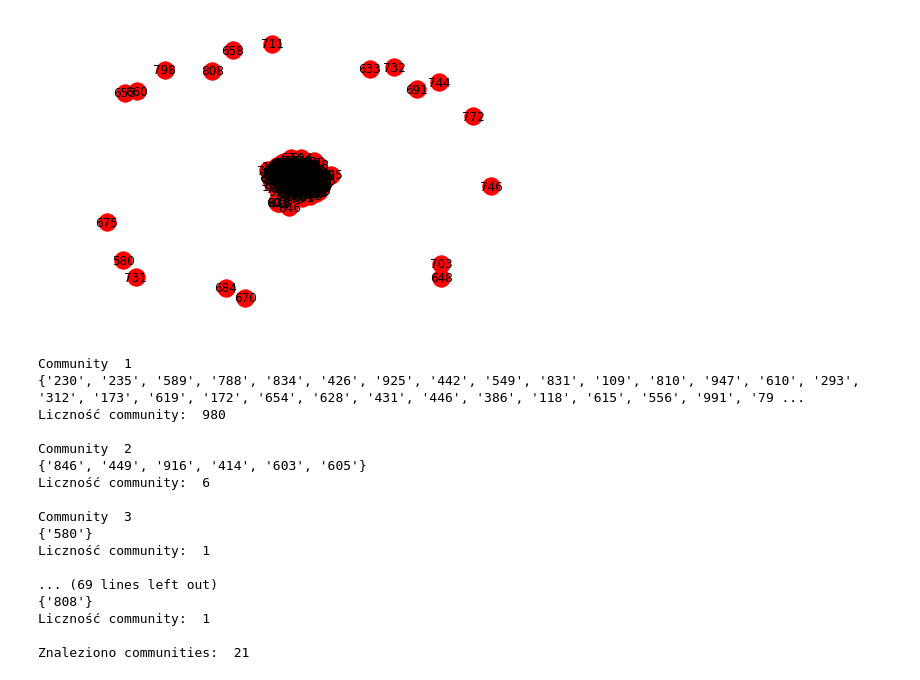
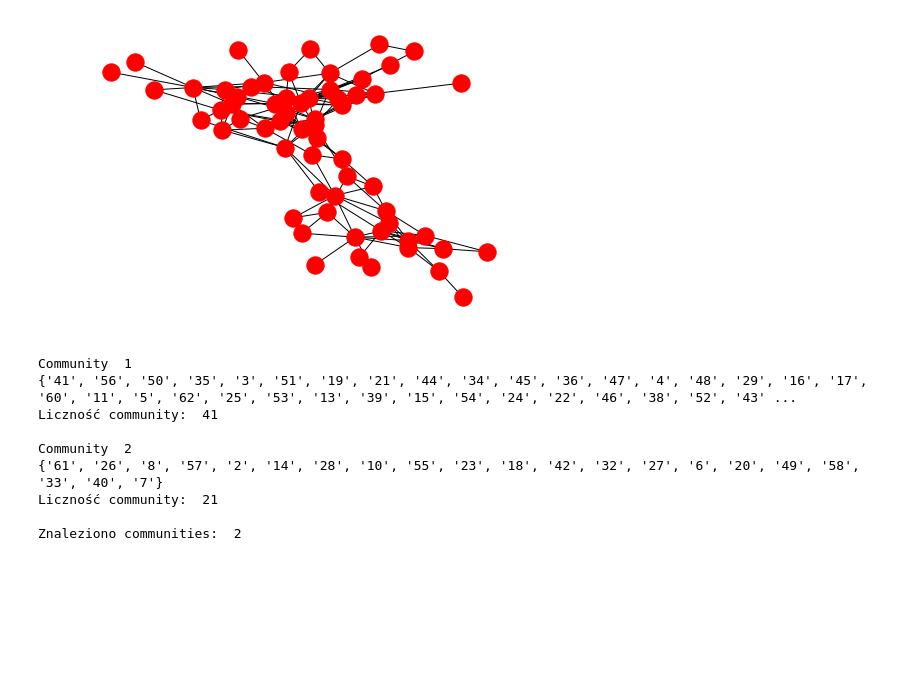
Before and after one commit to grzegorzborkowski/networkx-tutorial, a Jupyter notebook: assignment.ipynb, the cells around one changed output. Drawn from its saved outputs; the diff is of its cells as text; code cells hidden in the pictures; blank space fills up the shorter version.

Commit message:
Add dataset for assignment 1

```diff
--- a/assignment.ipynb
+++ b/assignment.ipynb
@@ -13,12 +13,12 @@ import matplotlib.pyplot as plt
 # %%
 # Wczytywanie grafu z pliku
 
 G = nx.Graph()
-edges = nx.read_edgelist('dataset/email-Eu-core/email-Eu-core.txt')
+edges = nx.read_edgelist('dataset/soc-dolphins/soc-dolphins.mtx')
 G.add_edges_from(edges.edges())
-nx.draw(G, with_labels=True)
+nx.draw(G)
 # %% [output]
-[figure, old version]
+[figure, new version]
 # %%
 from networkx.algorithms.community.centrality import girvan_newman
 communities_iter = girvan_newman(G)
@@ -36,22 +36,14 @@ for community_gn in next(communities_iter):
 print("Znaleziono communities: ", communities_sum)
 # %% [output]
 Community  1
-{'230', '235', '589', '788', '834', '426', '925', '442', '549', '831', '109', '810', '947', '610', '293', '312', '173', '619', '172', '654', '628', '431', '446', '386', '118', '615', '556', '991', '79 ...
-Liczność community:  980
+{'41', '56', '50', '35', '3', '51', '19', '21', '44', '34', '45', '36', '47', '4', '48', '29', '16', '17', '60', '11', '5', '62', '25', '53', '13', '39', '15', '54', '24', '22', '46', '38', '52', '43' ...
+Liczność community:  41
 
 Community  2
-{'846', '449', '916', '414', '603', '605'}
-Liczność community:  6
+{'61', '26', '8', '57', '2', '14', '28', '10', '55', '23', '18', '42', '32', '27', '6', '20', '49', '58', '33', '40', '7'}
+Liczność community:  21
 
-Community  3
-{'580'}
-Liczność community:  1
-
-... (69 lines left out)
-{'808'}
-Liczność community:  1
-
-Znaleziono communities:  21
+Znaleziono communities:  2
 # %%
 from matplotlib.pyplot import figure
 import numpy
```
Also changed, not shown: parts of 3 cells of this notebook, 9 other files.
